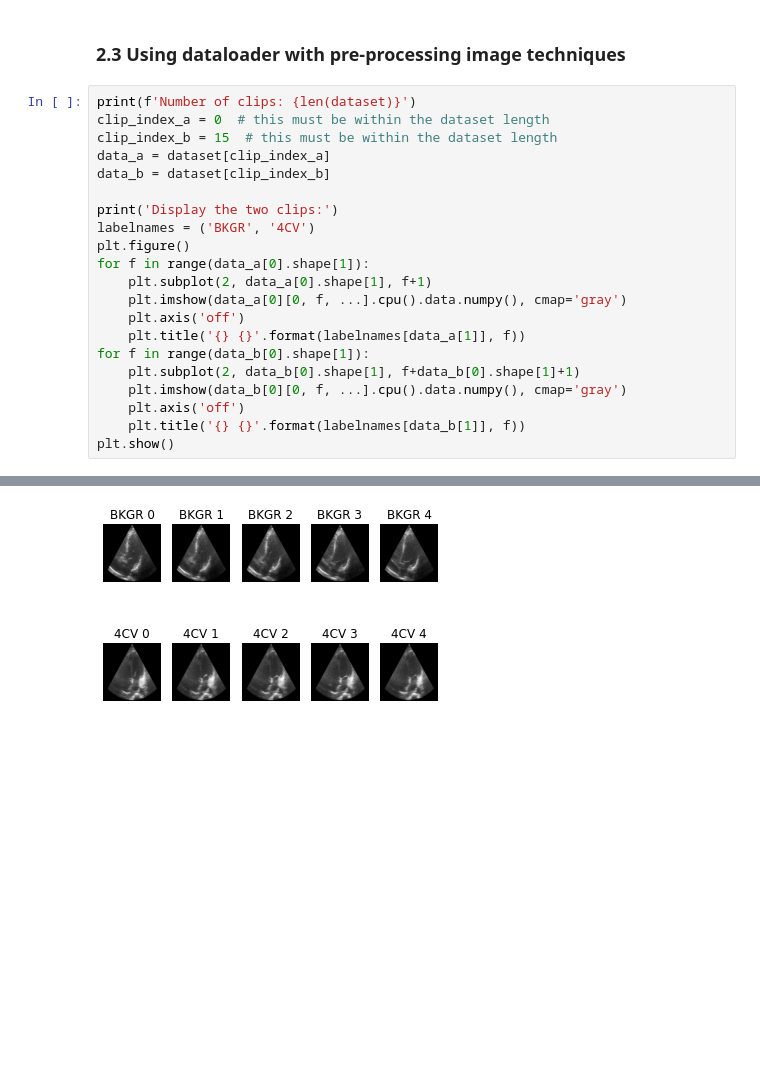
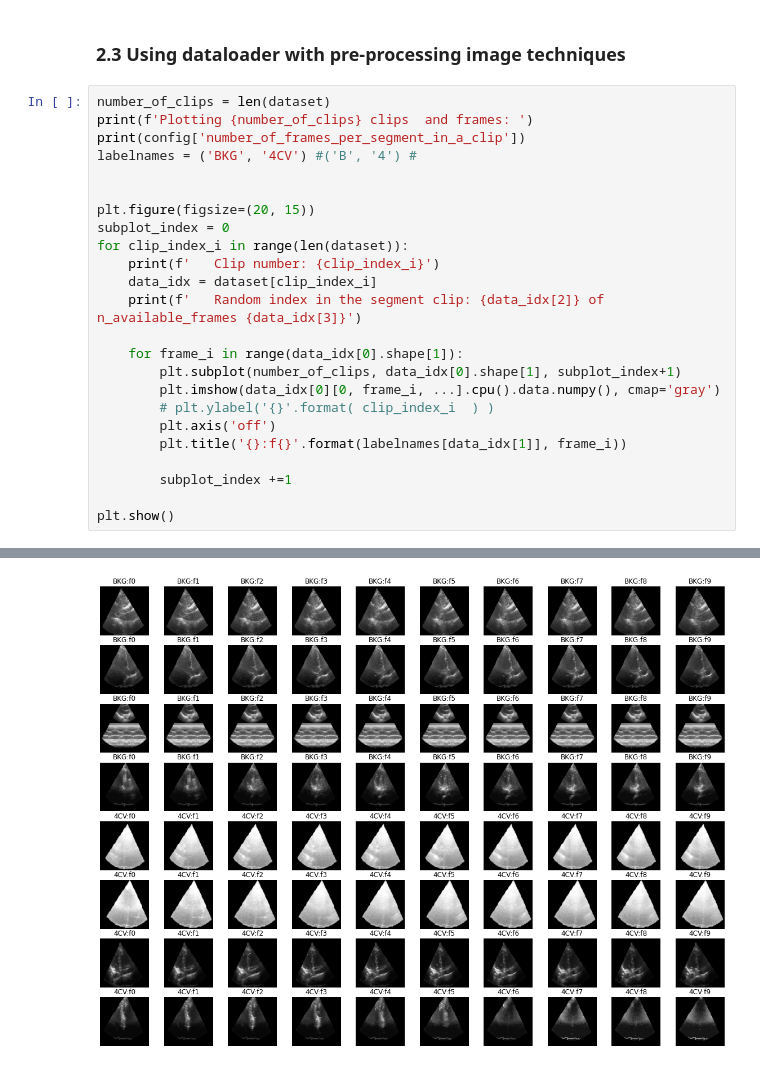
Before and after one commit to vital-ultrasound/ai-echocardiography-for-low-resource-countries, a Jupyter notebook: scripts/dataloaders/echo_classes_notebook.ipynb, the cells around one changed output, grey strips where cells are left out. Drawn from its saved outputs; the diff is of its cells as text; blank space fills up the shorter version.

```diff
--- a/scripts/dataloaders/echo_classes_notebook.ipynb
+++ b/scripts/dataloaders/echo_classes_notebook.ipynb
@@ -78,24 +95,27 @@ dataset = EchoClassesDataset(main_data_path=config['main_data_path'],
 # %% [markdown]
 ### 2.3 Using dataloader with pre-processing image techniques
 # %%
-print(f'Number of clips: {len(dataset)}')
-clip_index_a = 0  # this must be within the dataset length
-clip_index_b = 15  # this must be within the dataset length
-data_a = dataset[clip_index_a]
-data_b = dataset[clip_index_b]
+number_of_clips = len(dataset)
+print(f'Plotting {number_of_clips} clips  and frames: ')
+print(config['number_of_frames_per_segment_in_a_clip'])
+labelnames = ('BKG', '4CV') #('B', '4') #
 
-print('Display the two clips:')
-labelnames = ('BKGR', '4CV')
-plt.figure()
-for f in range(data_a[0].shape[1]):
-    plt.subplot(2, data_a[0].shape[1], f+1)
-    plt.imshow(data_a[0][0, f, ...].cpu().data.numpy(), cmap='gray')
-    plt.axis('off')
-    plt.title('{} {}'.format(labelnames[data_a[1]], f))
-for f in range(data_b[0].shape[1]):
-    plt.subplot(2, data_b[0].shape[1], f+data_b[0].shape[1]+1)
-    plt.imshow(data_b[0][0, f, ...].cpu().data.numpy(), cmap='gray')
-    plt.axis('off')
-    plt.title('{} {}'.format(labelnames[data_b[1]], f))
+
+plt.figure(figsize=(20, 15))
+subplot_index = 0
+for clip_index_i in range(len(dataset)):
+    print(f'   Clip number: {clip_index_i}')
+    data_idx = dataset[clip_index_i]
+    print(f'   Random index in the segment clip: {data_idx[2]} of n_available_frames {data_idx[3]}')
+
+    for frame_i in range(data_idx[0].shape[1]):
+        plt.subplot(number_of_clips, data_idx[0].shape[1], subplot_index+1)
+        plt.imshow(data_idx[0][0, frame_i, ...].cpu().data.numpy(), cmap='gray')
+        # plt.ylabel('{}'.format( clip_index_i  ) )
+        plt.axis('off')
+        plt.title('{}:f{}'.format(labelnames[data_idx[1]], frame_i))
+
+        subplot_index +=1
+
 plt.show()
 # %% [output]
@@ -104 +140 @@ Display the two clips:
-[figure, old version]
+[figure, new version]
```
Also changed, not shown: parts of 2 cells of this notebook, 13 other files.
